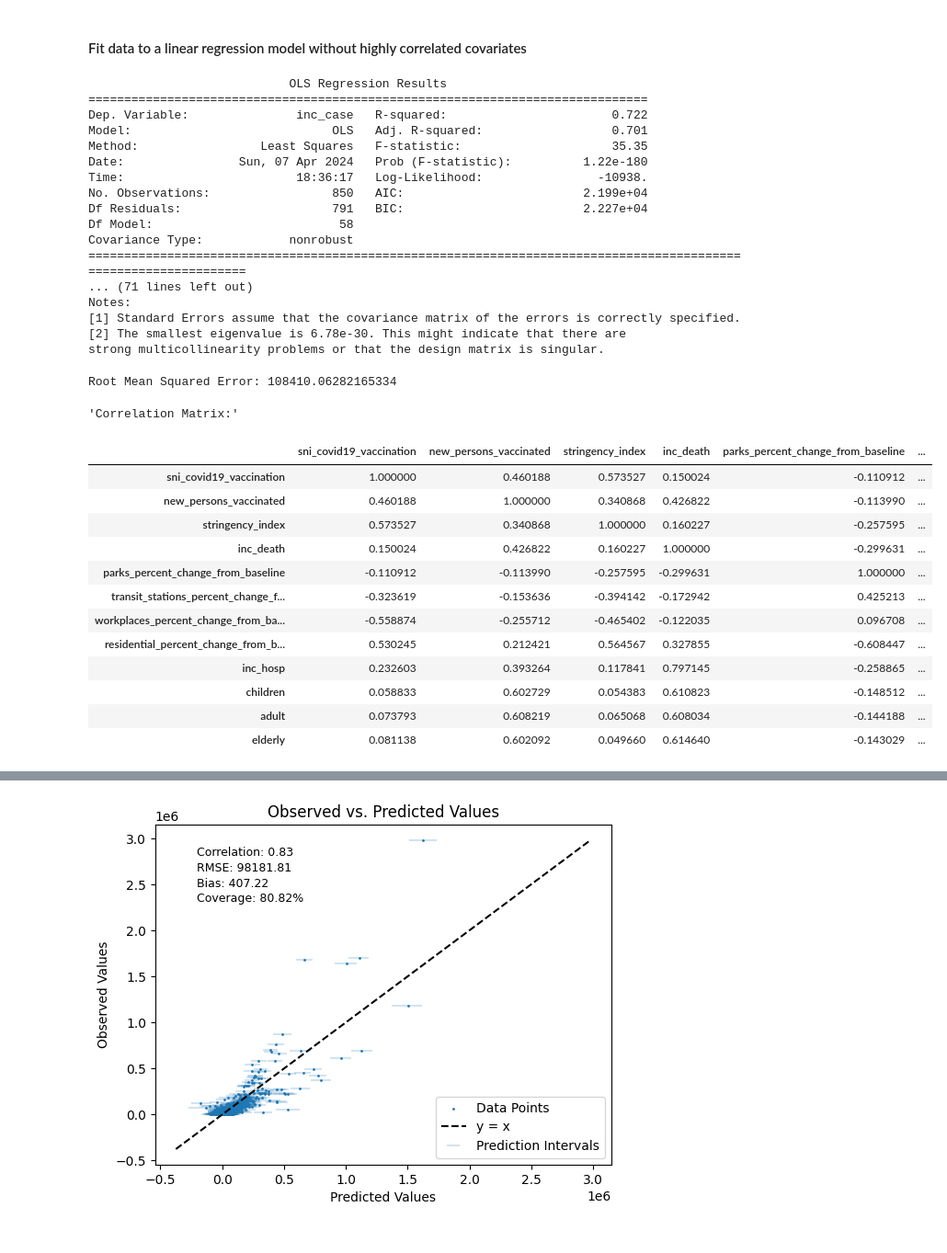
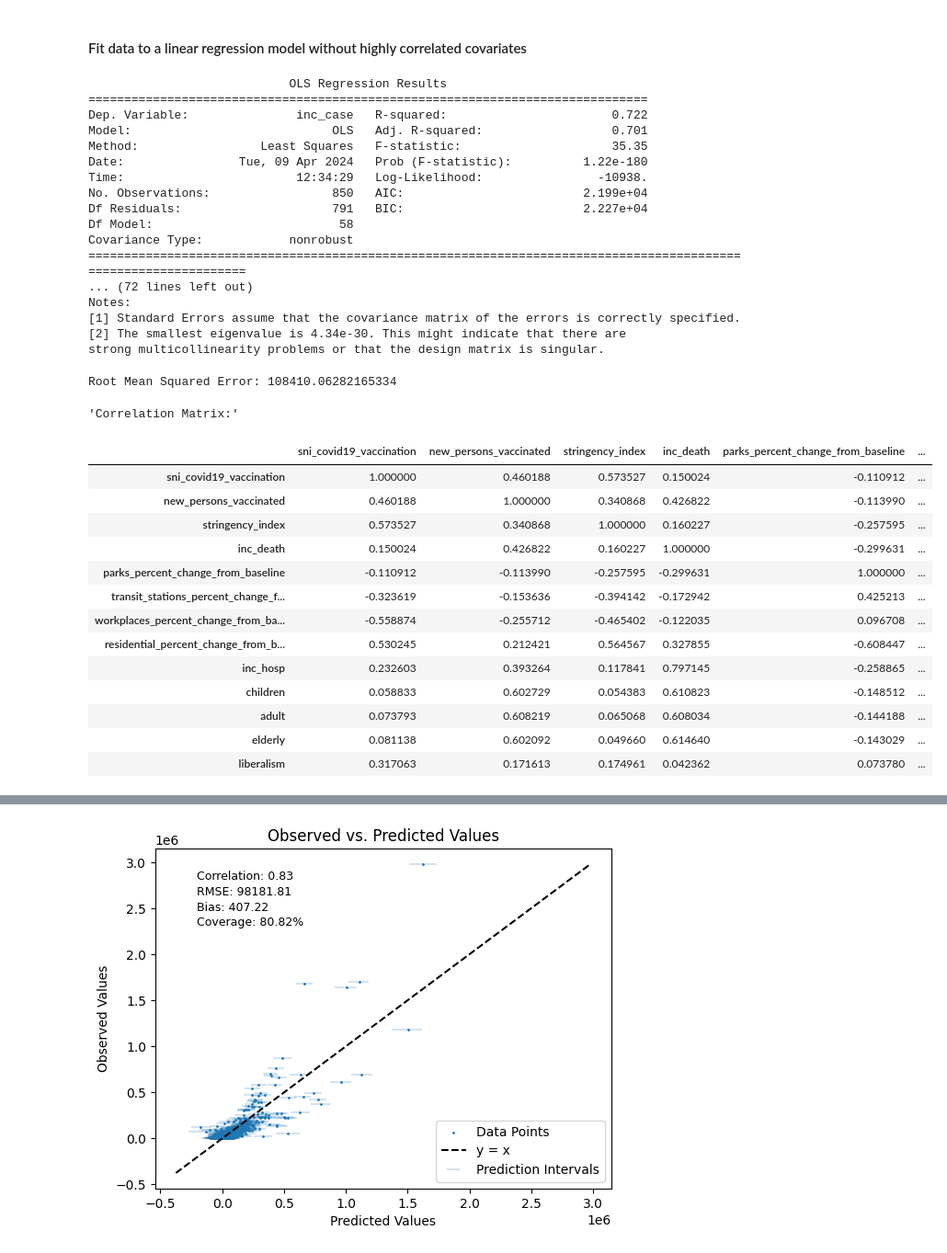
Before and after one commit to eunjeongc/covcast, a Jupyter notebook: Linear Regression.ipynb, the cells around one changed output, grey strips where cells are left out. Shown at 92% size. Cells and saved outputs as stored; diff of their text form; code cells hidden in the pictures.

```diff
--- a/Linear Regression.ipynb
+++ b/Linear Regression.ipynb
@@ -1071,7 +1088,7 @@ merged_df_final = pd.concat([merged_df_final, state_dummies], axis=1)
 X = merged_df_final[['sni_covid19_vaccination','new_persons_vaccinated', 'stringency_index', 'inc_death',
                      'parks_percent_change_from_baseline', 'transit_stations_percent_change_from_baseline',
                      'workplaces_percent_change_from_baseline', 'residential_percent_change_from_baseline',
-                     'inc_hosp', 'children', 'adult', 'elderly'] + state_dummies.columns.tolist()].astype(float)
+                     'inc_hosp', 'children', 'adult', 'elderly', 'liberalism'] + state_dummies.columns.tolist()].astype(float)
 y = merged_df_final['inc_case']
 
 # Add a constant to the features to account for the intercept in the model
@@ -1086,17 +1103,17 @@ print(model.summary())
 Dep. Variable:               inc_case   R-squared:                       0.722
 Model:                            OLS   Adj. R-squared:                  0.701
 Method:                 Least Squares   F-statistic:                     35.35
-Date:                Sun, 07 Apr 2024   Prob (F-statistic):          1.22e-180
-Time:                        18:36:17   Log-Likelihood:                -10938.
+Date:                Tue, 09 Apr 2024   Prob (F-statistic):          1.22e-180
+Time:                        12:34:29   Log-Likelihood:                -10938.
 No. Observations:                 850   AIC:                         2.199e+04
 Df Residuals:                     791   BIC:                         2.227e+04
 Df Model:                          58
 Covariance Type:            nonrobust
 =================================================================================================================
-... (71 lines left out)
+... (72 lines left out)
 Notes:
 [1] Standard Errors assume that the covariance matrix of the errors is correctly specified.
-[2] The smallest eigenvalue is 6.78e-30. This might indicate that there are
+[2] The smallest eigenvalue is 4.34e-30. This might indicate that there are
 strong multicollinearity problems or that the design matrix is singular.
 # %%
 # Split the data for training and testing
@@ -1117,30 +1134,31 @@ Root Mean Squared Error: 108410.06282165334
 # %%
 merged_df_final = merged_df_final.select_dtypes(include=['float64', 'int64'])
 
 selected_columns = ['sni_covid19_vaccination','new_persons_vaccinated', 'stringency_index', 'inc_death',
                      'parks_percent_change_from_baseline', 'transit_stations_percent_change_from_baseline',
                      'workplaces_percent_change_from_baseline', 'residential_percent_change_from_baseline',
-                     'inc_hosp', 'children', 'adult', 'elderly', 'liberlism']
+                     'inc_hosp', 'children', 'adult', 'elderly', 'liberalism']
 selected_df = merged_df_final[selected_columns]
 
 # Calculate the correlation matrix
 corr_matrix = selected_df.corr()
 display("Correlation Matrix:", corr_matrix)
 # %% [output]
 'Correlation Matrix:'
 |  | sni_covid19_vaccination | new_persons_vaccinated | stringency_index | inc_death | parks_percent_change_from_baseline | ... |
 | sni_covid19_vaccination | 1.000000 | 0.460188 | 0.573527 | 0.150024 | -0.110912 | ... |
 | new_persons_vaccinated | 0.460188 | 1.000000 | 0.340868 | 0.426822 | -0.113990 | ... |
 | stringency_index | 0.573527 | 0.340868 | 1.000000 | 0.160227 | -0.257595 | ... |
 | inc_death | 0.150024 | 0.426822 | 0.160227 | 1.000000 | -0.299631 | ... |
 | parks_percent_change_from_baseline | -0.110912 | -0.113990 | -0.257595 | -0.299631 | 1.000000 | ... |
 | transit_stations_percent_change_f... | -0.323619 | -0.153636 | -0.394142 | -0.172942 | 0.425213 | ... |
 | workplaces_percent_change_from_ba... | -0.558874 | -0.255712 | -0.465402 | -0.122035 | 0.096708 | ... |
 | residential_percent_change_from_b... | 0.530245 | 0.212421 | 0.564567 | 0.327855 | -0.608447 | ... |
 | inc_hosp | 0.232603 | 0.393264 | 0.117841 | 0.797145 | -0.258865 | ... |
 | children | 0.058833 | 0.602729 | 0.054383 | 0.610823 | -0.148512 | ... |
 | adult | 0.073793 | 0.608219 | 0.065068 | 0.608034 | -0.144188 | ... |
 | elderly | 0.081138 | 0.602092 | 0.049660 | 0.614640 | -0.143029 | ... |
+| liberalism | 0.317063 | 0.171613 | 0.174961 | 0.042362 | 0.073780 | ... |
 # %%
 import matplotlib.pyplot as plt
 import numpy as np
```
Also changed, not shown: parts of 9 cells of this notebook.
